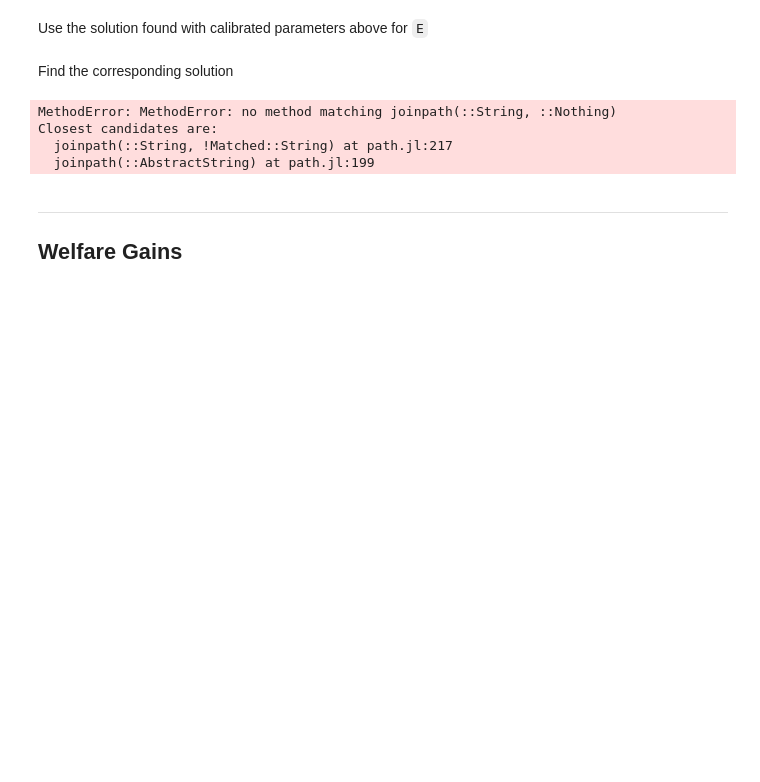
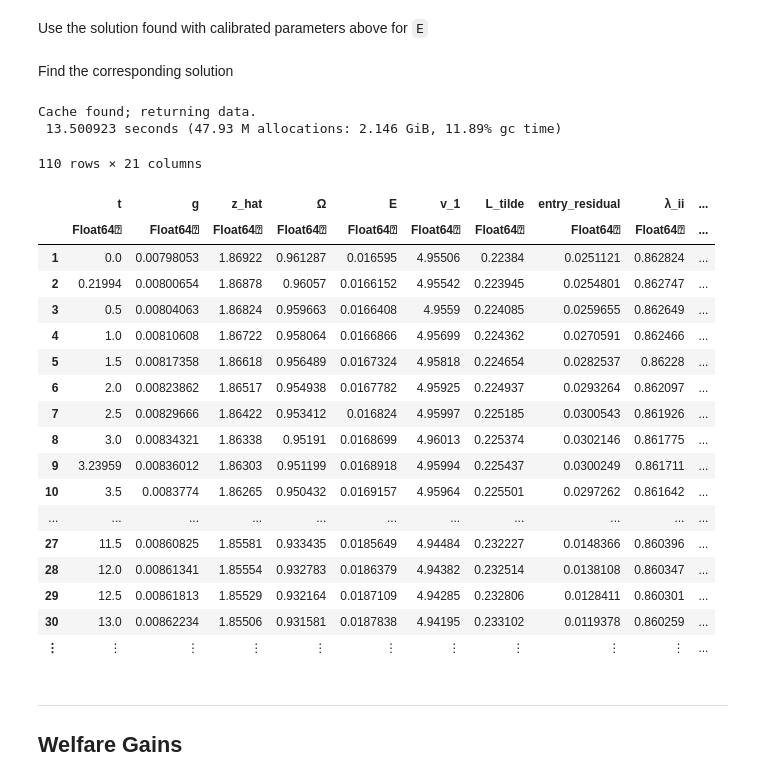
Before and after one commit to jlperla/PerlaTonettiWaugh.jl, a Jupyter notebook: solve-transition.ipynb, the cells around one changed output. Cells and saved outputs as stored; diff of their text form; code cells hidden in the pictures; blank space fills up the shorter version.

```diff
--- a/solve-transition.ipynb
+++ b/solve-transition.ipynb
@@ -185,17 +151,37 @@ settings = merge(settings, (transition_x0 = [-0.998254873760952, -0.506092351036
 Find the corresponding solution
 # %%
 @time result = solve_full_model(merge(settings, (transition_iterations = (changed_parameters ? 10000 : 0),));
-    impose_E_monotonicity_constraints = true, write_data = false, datadir = nothing,
-    run_global = true)
+    impose_E_monotonicity_constraints = true, run_global = true)
 
-solved = result.solution;
-E_nodes = result.E_nodes;
-solved = solved.results;
+if haskey(result, :data)
+    solved = result.data # data retrieved from cache
+else
+    solved = result.solution;
+    E_nodes = result.E_nodes;
+    solved = solved.results;
+end
 # %% [output]
-MethodError: MethodError: no method matching joinpath(::String, ::Nothing)
-Closest candidates are:
-  joinpath(::String, !Matched::String) at path.jl:217
-  joinpath(::AbstractString) at path.jl:199
+Cache found; returning data.
+ 13.500923 seconds (47.93 M allocations: 2.146 GiB, 11.89% gc time)
+110 rows × 21 columns
+|  | t | g | z_hat | Ω | E | v_1 | L_tilde | entry_residual | λ_ii | ... |
+|  | Float64⍰ | Float64⍰ | Float64⍰ | Float64⍰ | Float64⍰ | Float64⍰ | Float64⍰ | Float64⍰ | Float64⍰ | ... |
+| 1 | 0.0 | 0.00798053 | 1.86922 | 0.961287 | 0.016595 | 4.95506 | 0.22384 | 0.0251121 | 0.862824 | ... |
+| 2 | 0.21994 | 0.00800654 | 1.86878 | 0.96057 | 0.0166152 | 4.95542 | 0.223945 | 0.0254801 | 0.862747 | ... |
+| 3 | 0.5 | 0.00804063 | 1.86824 | 0.959663 | 0.0166408 | 4.9559 | 0.224085 | 0.0259655 | 0.862649 | ... |
+| 4 | 1.0 | 0.00810608 | 1.86722 | 0.958064 | 0.0166866 | 4.95699 | 0.224362 | 0.0270591 | 0.862466 | ... |
+| 5 | 1.5 | 0.00817358 | 1.86618 | 0.956489 | 0.0167324 | 4.95818 | 0.224654 | 0.0282537 | 0.86228 | ... |
+| 6 | 2.0 | 0.00823862 | 1.86517 | 0.954938 | 0.0167782 | 4.95925 | 0.224937 | 0.0293264 | 0.862097 | ... |
+| 7 | 2.5 | 0.00829666 | 1.86422 | 0.953412 | 0.016824 | 4.95997 | 0.225185 | 0.0300543 | 0.861926 | ... |
+| 8 | 3.0 | 0.00834321 | 1.86338 | 0.95191 | 0.0168699 | 4.96013 | 0.225374 | 0.0302146 | 0.861775 | ... |
+| 9 | 3.23959 | 0.00836012 | 1.86303 | 0.951199 | 0.0168918 | 4.95994 | 0.225437 | 0.0300249 | 0.861711 | ... |
+| 10 | 3.5 | 0.0083774 | 1.86265 | 0.950432 | 0.0169157 | 4.95964 | 0.225501 | 0.0297262 | 0.861642 | ... |
+| ... | ... | ... | ... | ... | ... | ... | ... | ... | ... | ... |
+| 27 | 11.5 | 0.00860825 | 1.85581 | 0.933435 | 0.0185649 | 4.94484 | 0.232227 | 0.0148366 | 0.860396 | ... |
+| 28 | 12.0 | 0.00861341 | 1.85554 | 0.932783 | 0.0186379 | 4.94382 | 0.232514 | 0.0138108 | 0.860347 | ... |
+| 29 | 12.5 | 0.00861813 | 1.85529 | 0.932164 | 0.0187109 | 4.94285 | 0.232806 | 0.0128411 | 0.860301 | ... |
+| 30 | 13.0 | 0.00862234 | 1.85506 | 0.931581 | 0.0187838 | 4.94195 | 0.233102 | 0.0119378 | 0.860259 | ... |
+| ⋮ | ⋮ | ⋮ | ⋮ | ⋮ | ⋮ | ⋮ | ⋮ | ⋮ | ⋮ | ... |
 # %% [markdown]
 ---
 ## Welfare Gains
```
Also changed, not shown: parts of 33 cells of this notebook, 1 other file.
